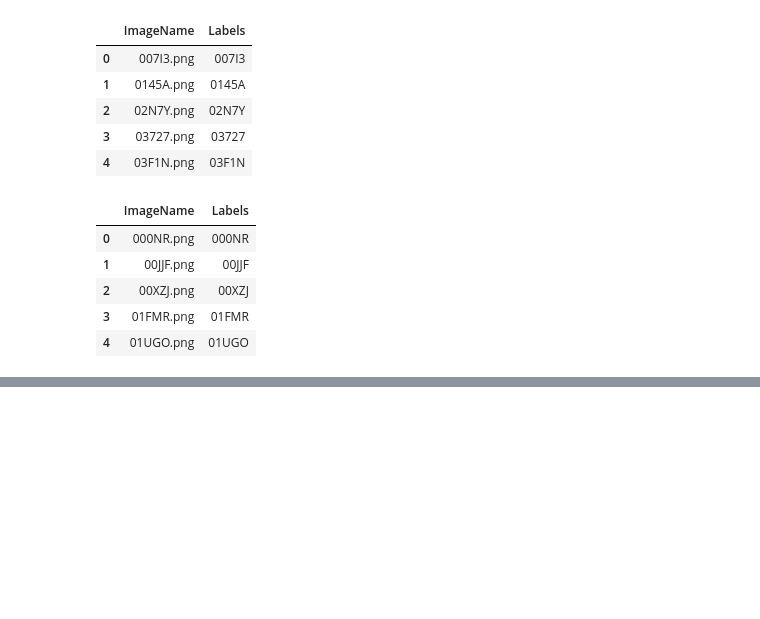
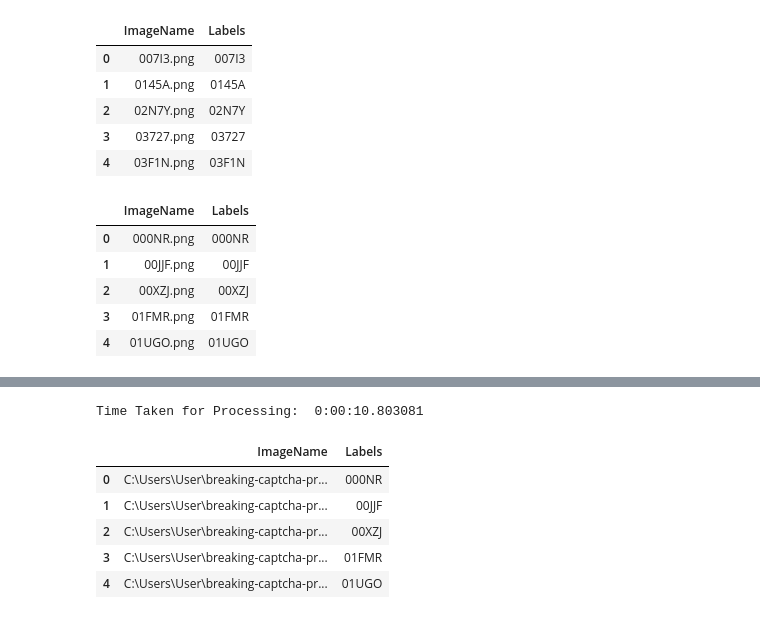
Before and after one commit to Hardhat-Enterprises/breaking-captcha, a Jupyter notebook: GroundTruthLabellingForTraining.ipynb, the cells around one changed output, grey strips where cells are left out. Saved outputs shown, nothing was run; the diff lists cells and outputs as text; code cells hidden in the pictures; blank space fills up the shorter version.

```diff
--- a/GroundTruthLabellingForTraining.ipynb
+++ b/GroundTruthLabellingForTraining.ipynb
@@ -128,0 +163,19 @@ TypeError: 'builtin_function_or_method' object is not subscriptable
+# %%
+test_data.drop(['Unnamed: 0'],axis=1,inplace=True)
+# %%
+test_files=test_data['ImageName'].values
+# %%
+test_dest=img_store_single_channel(src_path2+'\\',testData2+'\\',test_files)
+# %% [output]
+Time Taken for Processing:  0:00:10.803081
+# %%
+test_data['ImageName']=test_dest
+# %%
+test_data.head()
+# %% [output]
+|  | ImageName | Labels |
+| 0 | C:\Users\User\breaking-captcha-pr... | 000NR |
+| 1 | C:\Users\User\breaking-captcha-pr... | 00JJF |
+| 2 | C:\Users\User\breaking-captcha-pr... | 00XZJ |
+| 3 | C:\Users\User\breaking-captcha-pr... | 01FMR |
+| 4 | C:\Users\User\breaking-captcha-pr... | 01UGO |
```
Also changed, not shown: parts of 27 cells of this notebook.
